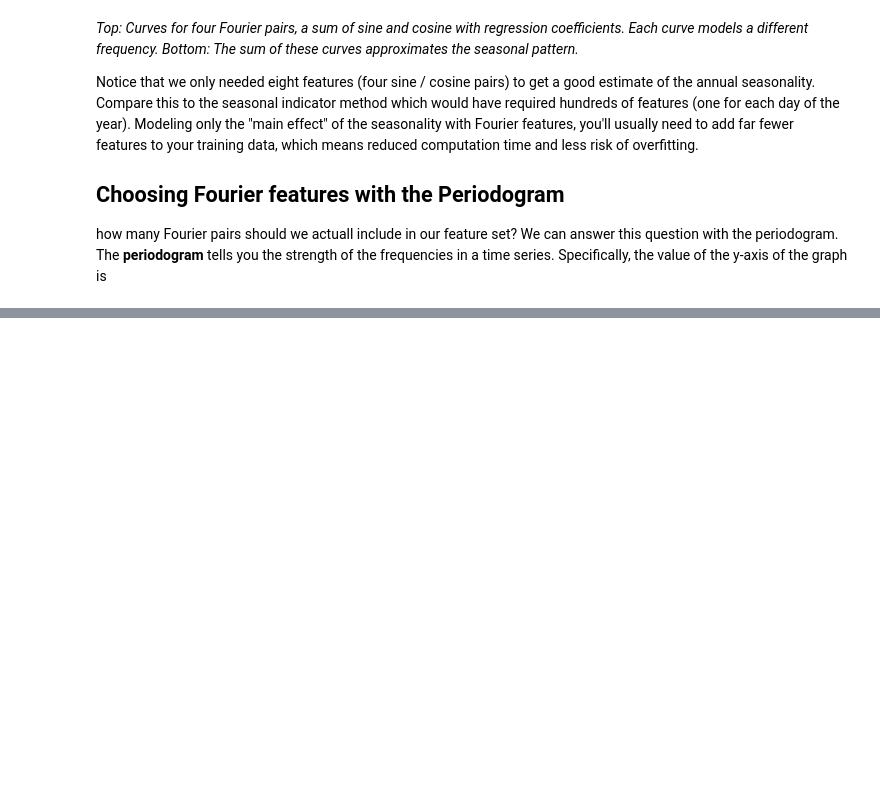
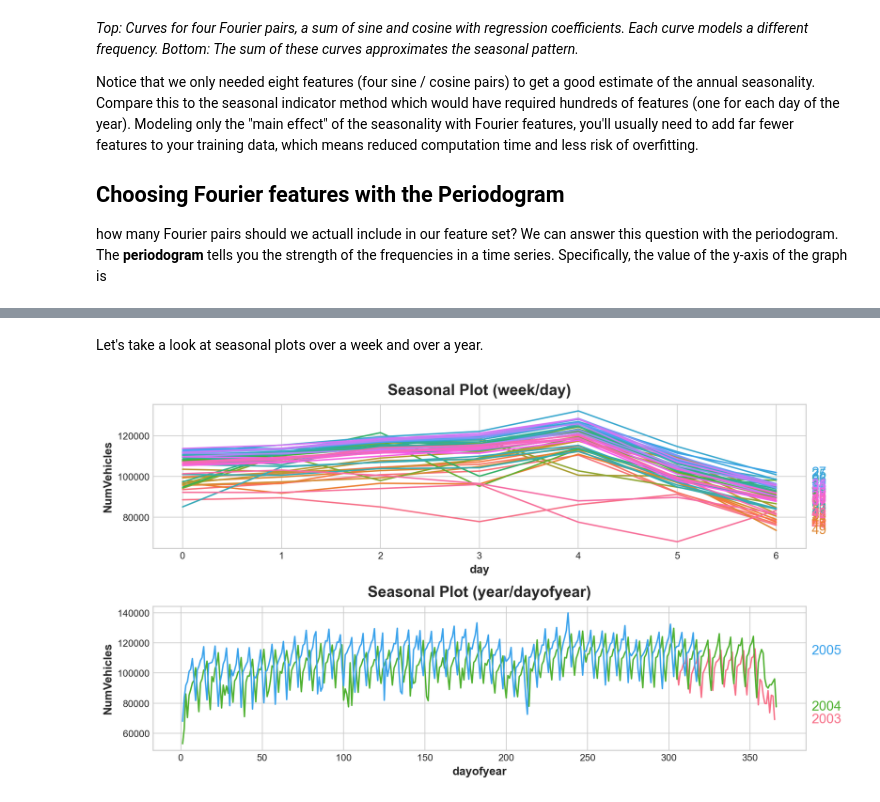
Before and after one commit to rfacey/SelfProjects, a Jupyter notebook: StudyMaterial/Kaggle/TimeSeries/03 Seasonality.ipynb, the cells around one changed output, grey strips where cells are left out. Drawn from its saved outputs; the diff is of its cells as text; code cells hidden in the pictures; blank space fills up the shorter version.

Commit message:
20230122
Added to Seasonality in Kaggle study material.

```diff
--- a/StudyMaterial/Kaggle/TimeSeries/03 Seasonality.ipynb
+++ b/StudyMaterial/Kaggle/TimeSeries/03 Seasonality.ipynb
@@ -68,0 +208,17 @@ how many Fourier pairs should we actuall include in our feature set? We can answ
+# %% [markdown]
+Let's take a look at seasonal plots over a week and over a year.
+# %%
+X = tunnel.copy()
+
+# days within a week
+X["day"] = X.index.dayofweek  # the x-axis (freq)
+X["week"] = X.index.week  # the seasonal period (period)
+
+# days within a year
+X["dayofyear"] = X.index.dayofyear
+X["year"] = X.index.year
+fig, (ax0, ax1) = plt.subplots(2, 1, figsize=(11, 6))
+seasonal_plot(X, y="NumVehicles", period="week", freq="day", ax=ax0)
+seasonal_plot(X, y="NumVehicles", period="year", freq="dayofyear", ax=ax1);
+# %% [output]
+[figure, added]
```
Also changed, not shown: parts of 8 cells of this notebook.
